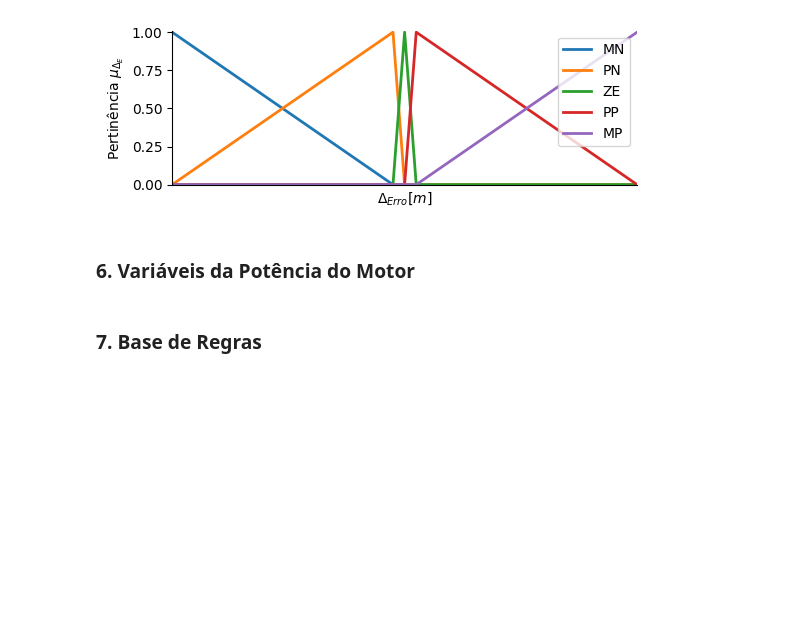
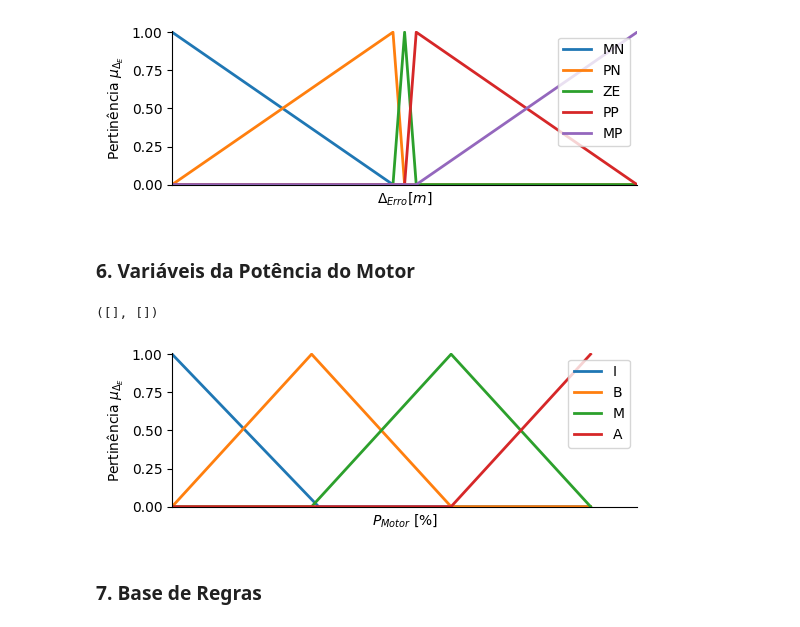
Before and after one commit to MathCarv/TrabalhoFuzzy, a Jupyter notebook: Fuzzy.ipynb, the cells around one changed output. Drawn from its saved outputs; the diff is of its cells as text; code cells hidden in the pictures; blank space fills up the shorter version.

```diff
--- a/Fuzzy.ipynb
+++ b/Fuzzy.ipynb
@@ -191,26 +209,29 @@ plt.xticks([])  # Remove os marcadores no eixo x
 # %%
 # Definição da variável de saída PotenciaMotor
 PotenciaMotor = ctrl.Consequent(universe=np.arange(0, 90.5, 0.5), label='PotenciaMotor')
 
 # Funções de pertinência para diferentes categorias de potência do motor
 PotenciaMotor['I'] = fuzzy.trimf(PotenciaMotor.universe, [0, 0, 31.5])   # Inicial
-PotenciaMotor['B'] = fuzzy.trimf(PotenciaMotor.universe, [10, 20, 45])  # Baixa
-PotenciaMotor['M'] = fuzzy.trimf(PotenciaMotor.universe, [20, 45, 90]) # Média
-PotenciaMotor['A'] = fuzzy.trimf(PotenciaMotor.universe, [45, 90, 90]) # Alta
+PotenciaMotor['B'] = fuzzy.trimf(PotenciaMotor.universe, [0, 30, 60])  # Baixa
+PotenciaMotor['M'] = fuzzy.trimf(PotenciaMotor.universe, [30, 60, 90]) # Média
+PotenciaMotor['A'] = fuzzy.trimf(PotenciaMotor.universe, [60, 90, 90]) # Alta
 # Visualização da função de pertinência
 PotenciaMotor.view()
 
 # Ajustes estéticos para a visualização do gráfico
 [plt.gca().lines[i].set_linewidth(2) for i in range(len(plt.gca().lines))]  # Aumenta a espessura das linhas do gráfico
 figura = plt.gcf()  # Obtém a figura atual
 axes = figura.gca()  # Obtém os eixos atuais da figura
 figura.set_size_inches(6, 2)  # Define o tamanho da figura como 6 polegadas de largura por 2 polegadas de altura
 axes.set_xlabel(xlabel='$P_{Motor}$ [%]')  # Define o rótulo do eixo x como PotenciaMotor [%]
 axes.set_xlim([0, 100])  # Define os limites do eixo x de 0 a 100
 axes.set_ylabel(ylabel='Pertinência $\mu_{\Delta_{E}}$')  # Define o rótulo do eixo y como Pertinência_mu_Delta_E
 plt.legend(loc='upper right')  # Adiciona a legenda no canto superior direito do gráfico
 plt.savefig('Output/Aceleração.png')  # Salva a figura como um arquivo PNG no diretório Output
 plt.xticks([])  # Remove os marcadores no eixo x
+# %% [output]
+([], [])
+[figure, added]
 # %% [markdown]
 ### 7. Base de Regras
 # %%
```
Also changed, not shown: parts of 6 cells of this notebook, 3 other files.
